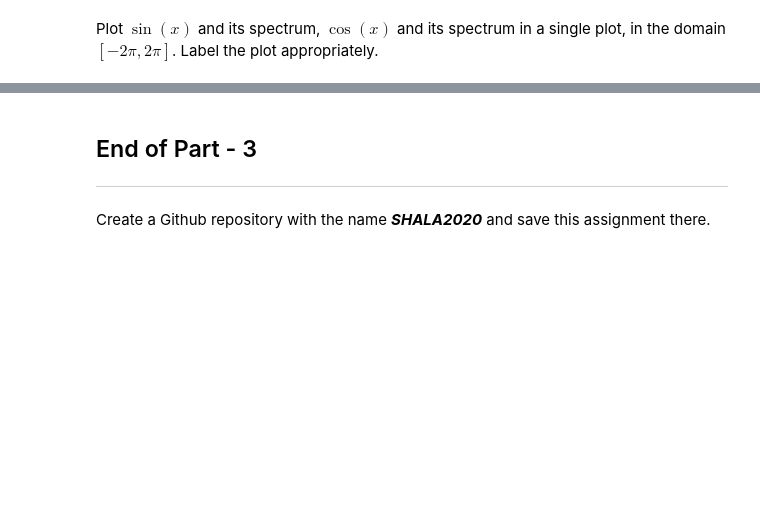
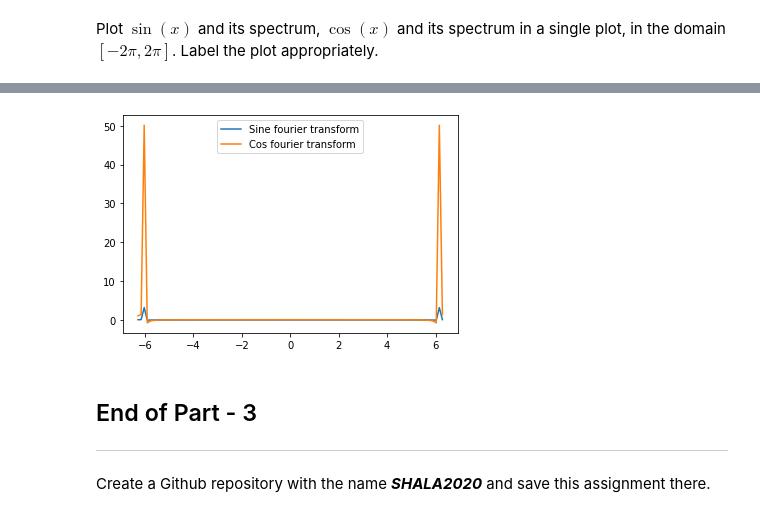
Before and after one commit to mukuakhilesh/SHALA2020, a Jupyter notebook: Assignment_1_DS.ipynb, the cells around one changed output, grey strips where cells are left out. Cells and saved outputs as stored; diff of their text form; code cells hidden in the pictures; blank space fills up the shorter version.

```diff
--- a/Assignment_1_DS.ipynb
+++ b/Assignment_1_DS.ipynb
@@ -396,3 +452,12 @@ plt.plot()
+# %%
+fourier_cos = np.fft.fft(np.cos(x))
+fourier_sin = np.fft.fft(np.sin(x))
+plt.plot(x,fourier_sin,label='Sine fourier transform')
+plt.plot(x,fourier_cos,label='Cos fourier transform')
+plt.legend()
+plt.show()
+# %% [output]
+[figure, added]
 # %% [markdown]
 ## End of Part - 3
 ---
```
Also changed, not shown: parts of 8 cells of this notebook.
